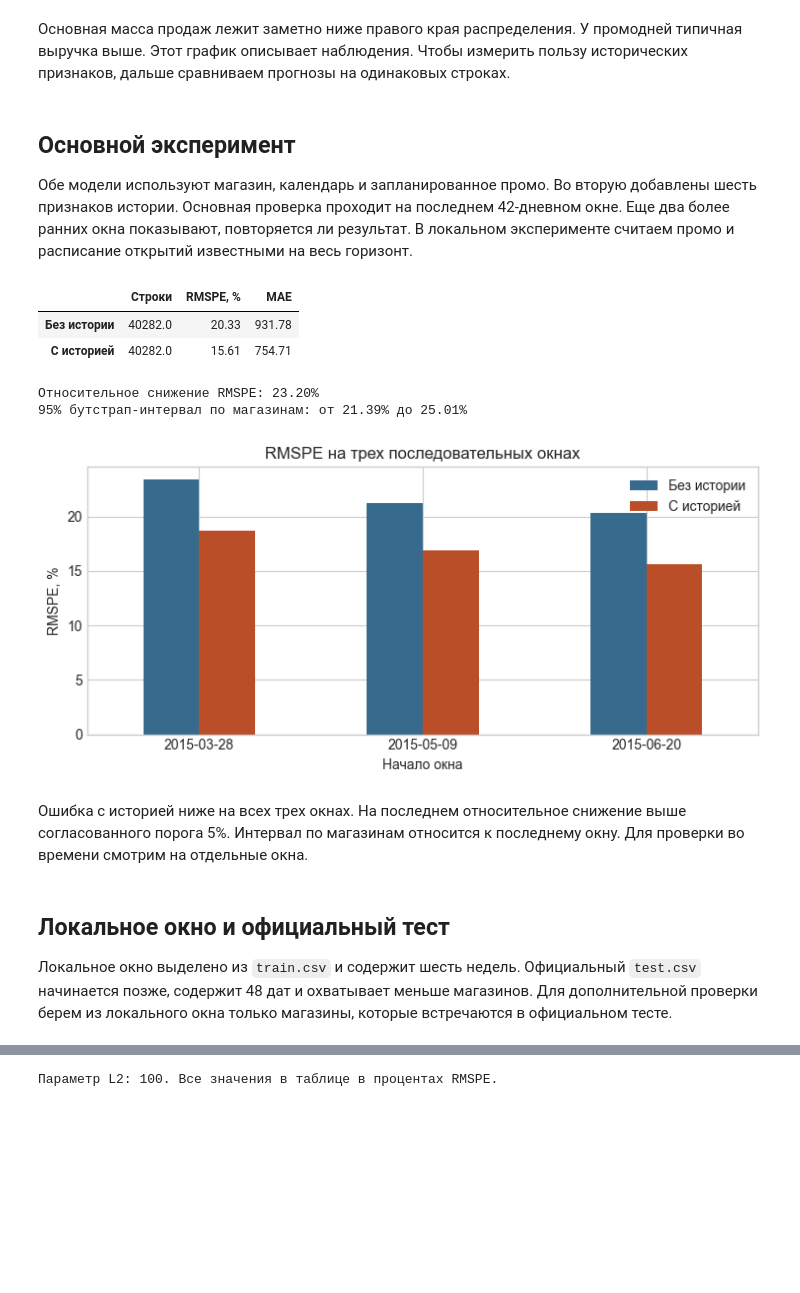
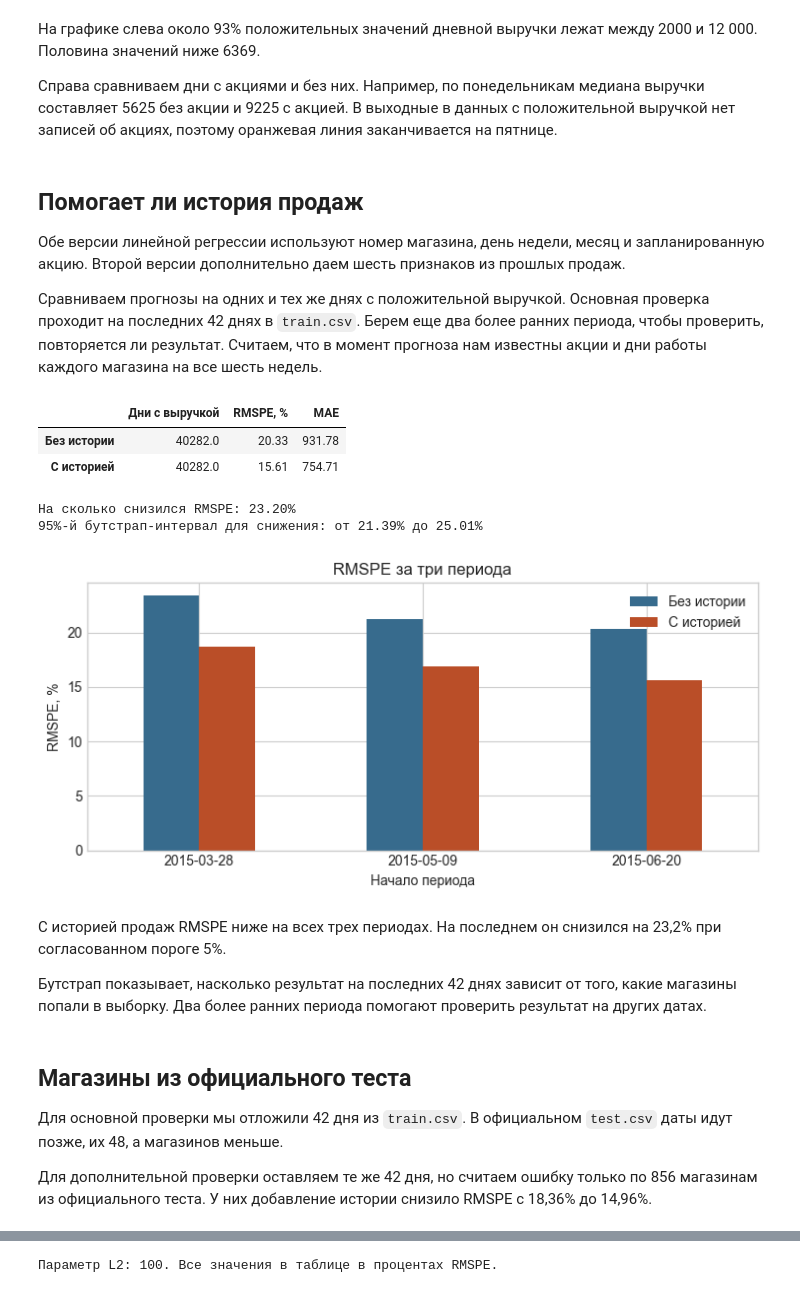
Before and after one commit to PikaChuChuMF/RnD-ML-Course-2026-2, a Jupyter notebook: notebooks/analysis.ipynb, the cells around one changed output, grey strips where cells are left out. Drawn from its saved outputs; the diff is of its cells as text; code cells hidden in the pictures; blank space fills up the shorter version.

```diff
--- a/notebooks/analysis.ipynb
+++ b/notebooks/analysis.ipynb
@@ -70,45 +70,48 @@ plt.show()
 [figure]
 # %% [markdown]
-Основная масса продаж лежит заметно ниже правого края распределения. У промодней типичная выручка выше.
-Этот график описывает наблюдения. Чтобы измерить пользу исторических признаков, дальше сравниваем прогнозы на одинаковых строках.
+На графике слева около 93% положительных значений дневной выручки лежат между 2000 и 12 000. Половина значений ниже 6369.
+
+Справа сравниваем дни с акциями и без них. Например, по понедельникам медиана выручки составляет 5625 без акции и 9225 с акцией. В выходные в данных с положительной выручкой нет записей об акциях, поэтому оранжевая линия заканчивается на пятнице.
 # %% [markdown]
-## Основной эксперимент
+## Помогает ли история продаж
 
-Обе модели используют магазин, календарь и запланированное промо. Во вторую добавлены шесть признаков истории.
-Основная проверка проходит на последнем 42-дневном окне. Еще два более ранних окна показывают, повторяется ли результат.
-В локальном эксперименте считаем промо и расписание открытий известными на весь горизонт.
+Обе версии линейной регрессии используют номер магазина, день недели, месяц и запланированную акцию. Второй версии дополнительно даем шесть признаков из прошлых продаж.
+
+Сравниваем прогнозы на одних и тех же днях с положительной выручкой. Основная проверка проходит на последних 42 днях в `train.csv`. Берем еще два более ранних периода, чтобы проверить, повторяется ли результат. Считаем, что в момент прогноза нам известны акции и дни работы каждого магазина на все шесть недель.
 # %%
 names = {"no_history": "Без истории", "with_history": "С историей"}
 main = pd.DataFrame({names[key]: report["experiments"][key] for key in names}).T
 main["rmspe"] *= 100
-display(main.rename(columns={"rows": "Строки", "rmspe": "RMSPE, %", "mae": "MAE"}).round(2))
+display(main.rename(columns={"rows": "Дни с выручкой", "rmspe": "RMSPE, %", "mae": "MAE"}).round(2))
 
 improvement = report["relative_improvement"] * 100
 lower, upper = [bound * 100 for bound in report["bootstrap_95_ci"]]
-print(f"Относительное снижение RMSPE: {improvement:.2f}%")
-print(f"95% бутстрап-интервал по магазинам: от {lower:.2f}% до {upper:.2f}%")
+print(f"На сколько снизился RMSPE: {improvement:.2f}%")
+print(f"95%-й бутстрап-интервал для снижения: от {lower:.2f}% до {upper:.2f}%")
 
 windows = pd.DataFrame(report["backtest"])
 scores = windows.set_index("start")[list(names)].rename(columns=names) * 100
 ax = scores.plot(kind="bar", figsize=(7.5, 3.6), color=["#376b8d", "#ba4e28"], rot=0)
-ax.set(title="RMSPE на трех последовательных окнах", xlabel="Начало окна", ylabel="RMSPE, %")
+ax.set(title="RMSPE за три периода", xlabel="Начало периода", ylabel="RMSPE, %")
 plt.tight_layout()
 plt.show()
 # %% [output]
-|  | Строки | RMSPE, % | MAE |
+|  | Дни с выручкой | RMSPE, % | MAE |
 | Без истории | 40282.0 | 20.33 | 931.78 |
 | С историей | 40282.0 | 15.61 | 754.71 |
-Относительное снижение RMSPE: 23.20%
-95% бутстрап-интервал по магазинам: от 21.39% до 25.01%
+На сколько снизился RMSPE: 23.20%
+95%-й бутстрап-интервал для снижения: от 21.39% до 25.01%
-[figure, old version]
+[figure, new version]
 # %% [markdown]
-Ошибка с историей ниже на всех трех окнах. На последнем относительное снижение выше согласованного порога 5%.
-Интервал по магазинам относится к последнему окну. Для проверки во времени смотрим на отдельные окна.
+С историей продаж RMSPE ниже на всех трех периодах. На последнем он снизился на 23,2% при согласованном пороге 5%.
+
+Бутстрап показывает, насколько результат на последних 42 днях зависит от того, какие магазины попали в выборку. Два более ранних периода помогают проверить результат на других датах.
 # %% [markdown]
-## Локальное окно и официальный тест
+## Магазины из официального теста
 
-Локальное окно выделено из `train.csv` и содержит шесть недель. Официальный `test.csv` начинается позже, содержит 48 дат и охватывает меньше магазинов.
-Для дополнительной проверки берем из локального окна только магазины, которые встречаются в официальном тесте.
+Для основной проверки мы отложили 42 дня из `train.csv`. В официальном `test.csv` даты идут позже, их 48, а магазинов меньше.
+
+Для дополнительной проверки оставляем те же 42 дня, но считаем ошибку только по 856 магазинам из официального теста. У них добавление истории снизило RMSPE с 18,36% до 14,96%.
 # %%
 official = report["official_test"]
 print(f'Официальный тест: {official["first_date"]} по {official["last_date"]}')
```
Also changed, not shown: parts of 16 cells of this notebook, 1 other file.
